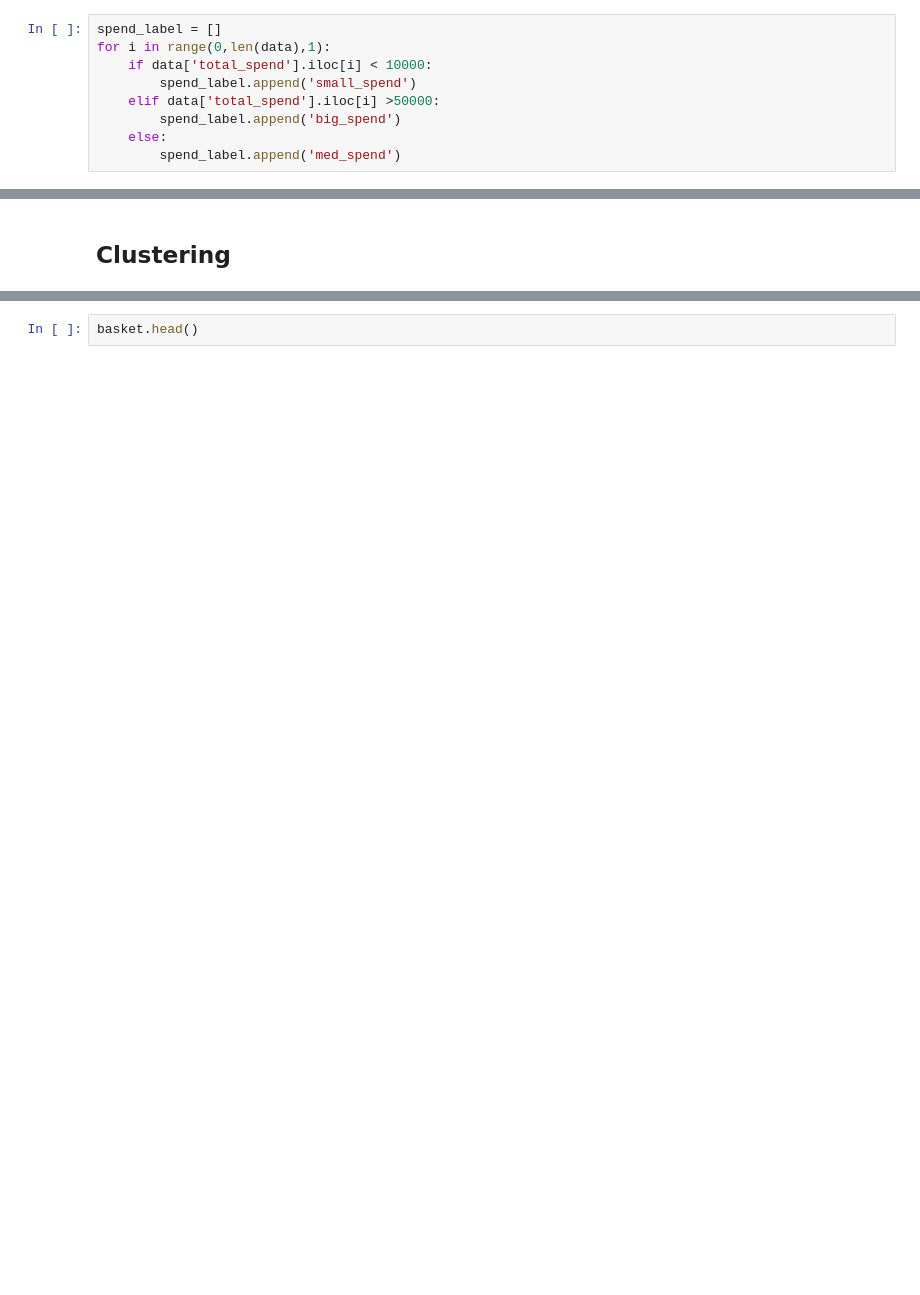
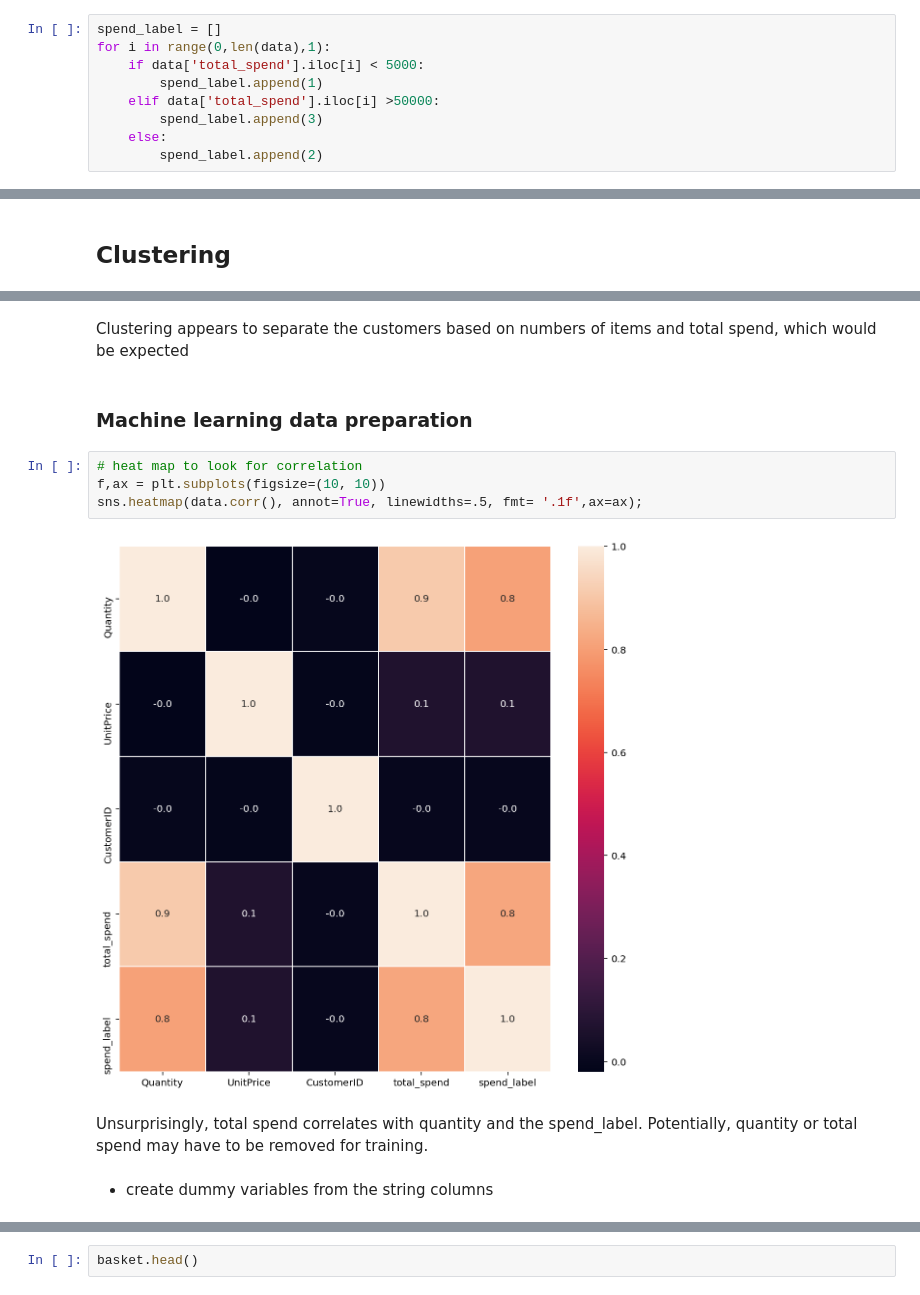
Before and after one commit to scheckley/online-retail, a Jupyter notebook: analysis.ipynb, the cells around one changed output, grey strips where cells are left out. Drawn from its saved outputs; the diff is of its cells as text; blank space fills up the shorter version.

```diff
--- a/analysis.ipynb
+++ b/analysis.ipynb
@@ -466,12 +470,12 @@ big_spend = 50000
 # %%
 spend_label = []
 for i in range(0,len(data),1):
-    if data['total_spend'].iloc[i] < 10000:
-        spend_label.append('small_spend')
+    if data['total_spend'].iloc[i] < 5000:
+        spend_label.append(1)
     elif data['total_spend'].iloc[i] >50000:
-        spend_label.append('big_spend')
+        spend_label.append(3)
     else:
-        spend_label.append('med_spend')
+        spend_label.append(2)
 # %%
 data['spend_label'] = spend_label
 # %%
@@ -639,0 +582,14 @@ basket = top_basket.groupby(['InvoiceNo', 'Description'])['Quantity'].sum().unst
+# %% [markdown]
+Clustering appears to separate the customers based on numbers of items and total spend, which would be expected
+# %% [markdown]
+### Machine learning data preparation
+# %%
+# heat map to look for correlation
+f,ax = plt.subplots(figsize=(10, 10))
+sns.heatmap(data.corr(), annot=True, linewidths=.5, fmt= '.1f',ax=ax);
+# %% [output]
+[figure, added]
+# %% [markdown]
+Unsurprisingly, total spend correlates with quantity and the spend_label. Potentially, quantity or total spend may have to be removed for training.
+# %% [markdown]
+* create dummy variables from the string columns
```
Also changed, not shown: parts of 73 cells of this notebook.
